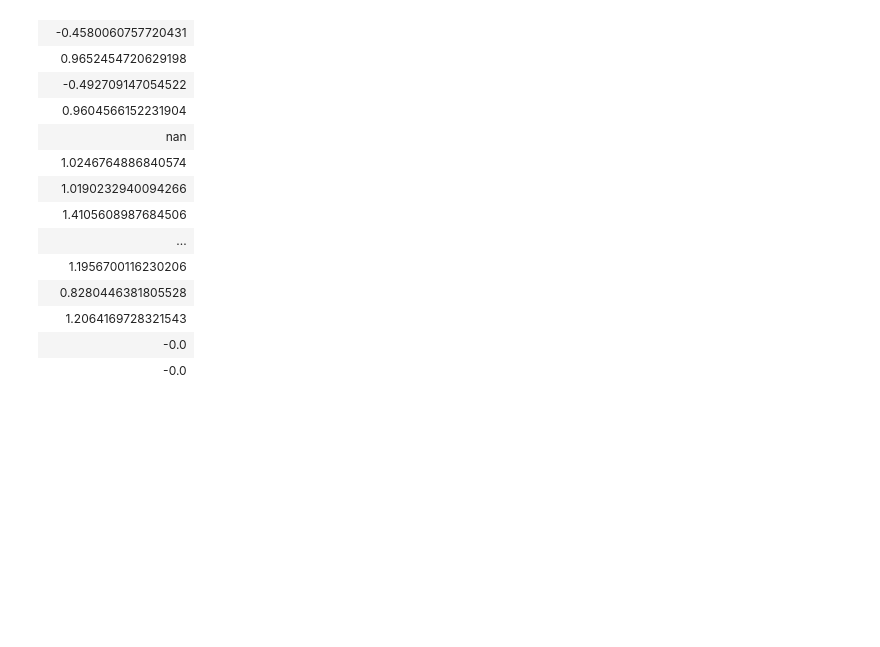
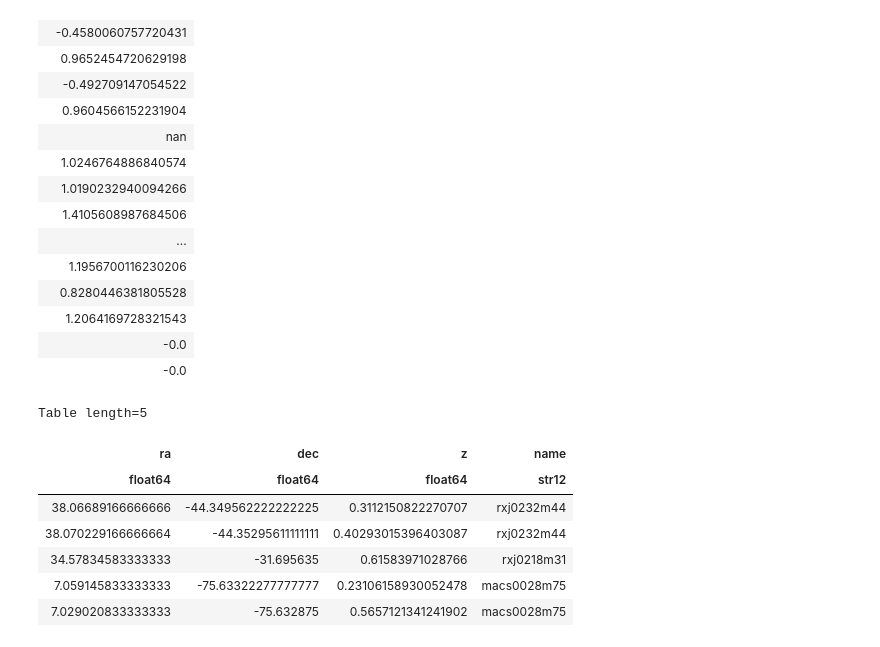
Before and after one commit to 0hardytom/eelgs, a Jupyter notebook: notebooks/xmas/catalogue_analysis/analysis2.ipynb, the cells around one changed output. Cells and saved outputs as stored; diff of their text form; code cells hidden in the pictures; blank space fills up the shorter version.

```diff
--- a/notebooks/xmas/catalogue_analysis/analysis2.ipynb
+++ b/notebooks/xmas/catalogue_analysis/analysis2.ipynb
@@ -440,3 +440,16 @@ colordiff
 | 1.2064169728321543 |
 | -0.0 |
 | -0.0 |
+# %%
+testtable = Table([selection[colordiff<0]['ra'],selection[colordiff<0]['dec'],selection[colordiff<0]['z'], selection[colordiff<0]['name']]).write('jwstFollowUp.dat',format='ascii')
+# %%
+testtable
+# %% [output]
+Table length=5
+| ra | dec | z | name |
+| float64 | float64 | float64 | str12 |
+| 38.06689166666666 | -44.349562222222225 | 0.3112150822270707 | rxj0232m44 |
+| 38.070229166666664 | -44.35295611111111 | 0.40293015396403087 | rxj0232m44 |
+| 34.57834583333333 | -31.695635 | 0.61583971028766 | rxj0218m31 |
+| 7.059145833333333 | -75.63322277777777 | 0.23106158930052478 | macs0028m75 |
+| 7.029020833333333 | -75.632875 | 0.5657121341241902 | macs0028m75 |
```
Also changed, not shown: 1 other file.
